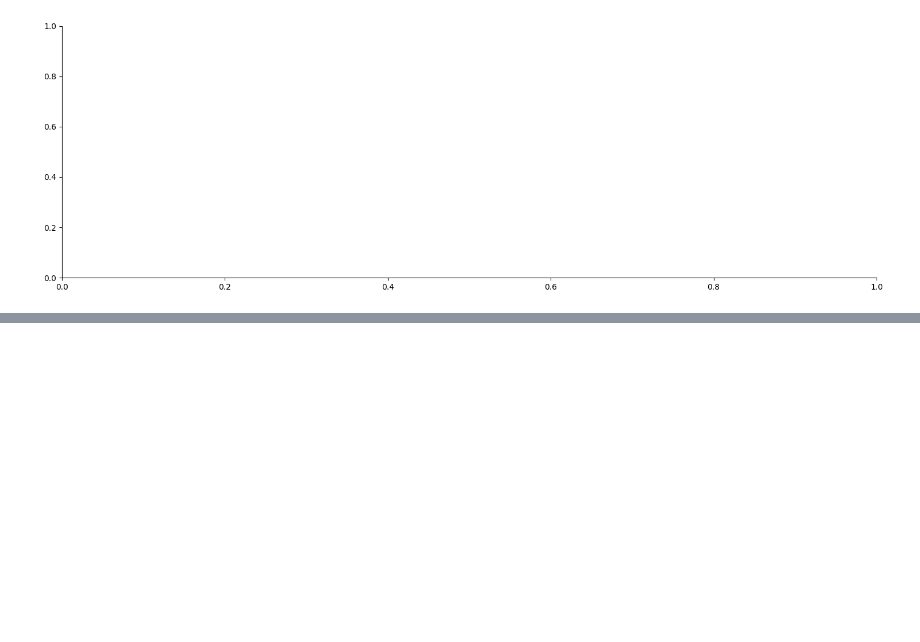
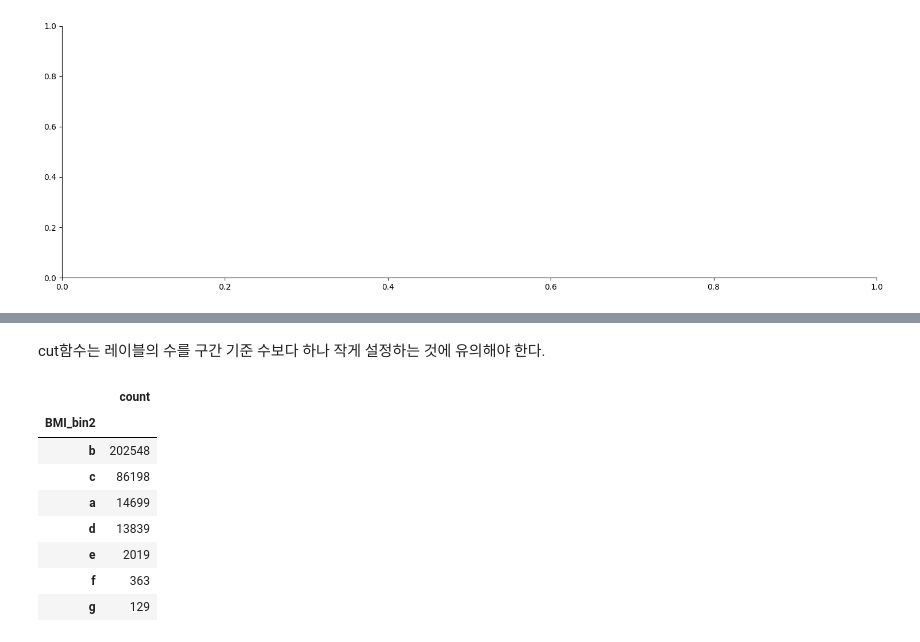
Before and after one commit to hyeming-king/data-anaylst-allthings, a Jupyter notebook: 11_데이터전처리.ipynb, the cells around one changed output, grey strips where cells are left out. Cells and saved outputs as stored; diff of their text form; code cells hidden in the pictures; blank space fills up the shorter version.

```diff
--- a/11_데이터전처리.ipynb
+++ b/11_데이터전처리.ipynb
@@ -519,0 +531,16 @@ df1['BMI_bin2'] = pd.cut(df1.BMI, bins = [0,20,30,40,5])
+# %% [markdown]
+cut함수는 레이블의 수를 구간 기준 수보다 하나 작게 설정하는 것에 유의해야 한다.
+# %%
+# BIM_bin2 구간별 관측치 수 집계
+
+df1.BMI_bin2.value_counts().to_frame().style.background_gradient(cmap = 'winter')
+# %% [output]
+|  | count |
+| BMI_bin2 |  |
+| b | 202548 |
+| c | 86198 |
+| a | 14699 |
+| d | 13839 |
+| e | 2019 |
+| f | 363 |
+| g | 129 |
```
Also changed, not shown: parts of 4 cells of this notebook.
